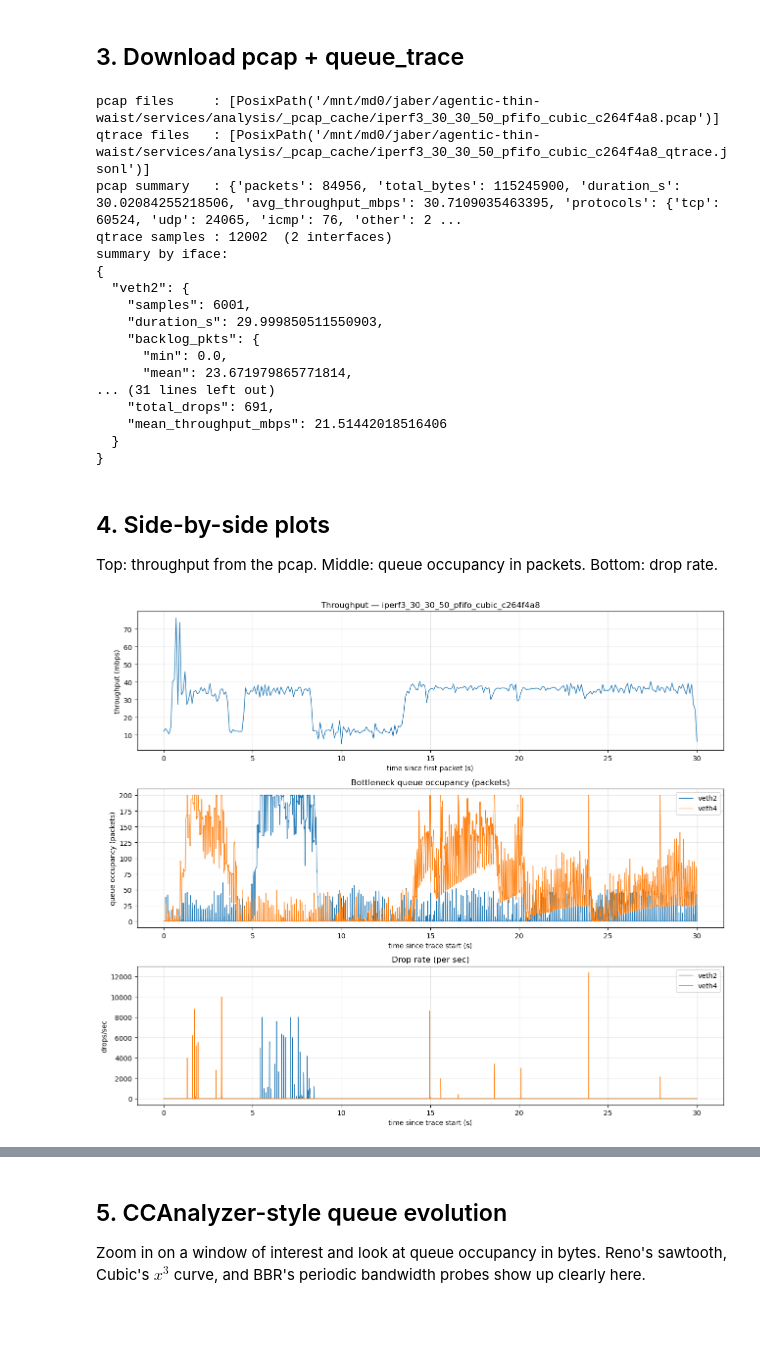
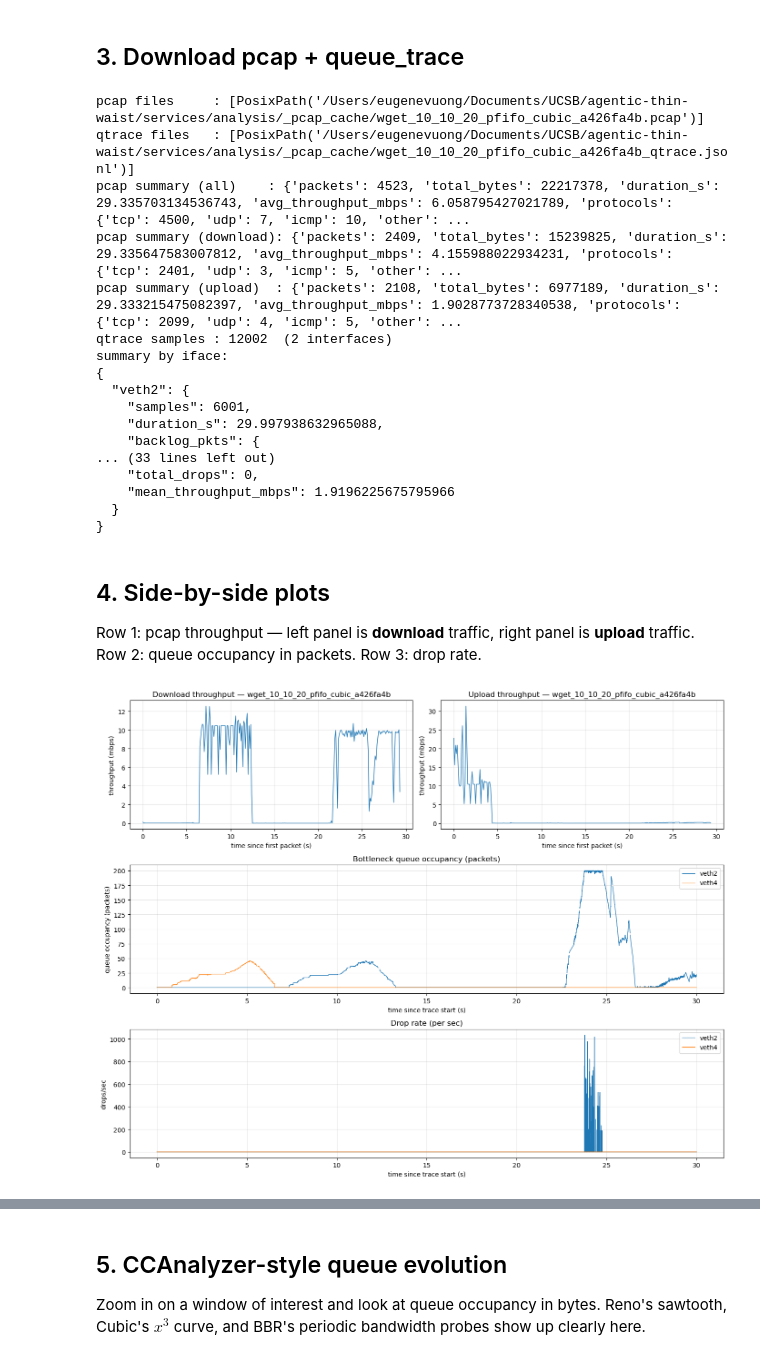
Before and after one commit to SNL-UCSB/agentic-thin-waist, a Jupyter notebook: services/analysis/analyze_queue.ipynb, the cells around one changed output, grey strips where cells are left out. Drawn from its saved outputs; the diff is of its cells as text; code cells hidden in the pictures; blank space fills up the shorter version.

```diff
--- a/services/analysis/analyze_queue.ipynb
+++ b/services/analysis/analyze_queue.ipynb
@@ -41,7 +43,7 @@ except ModuleNotFoundError:
 import matplotlib.pyplot as plt
 %matplotlib inline
 # %%
-EXPERIMENT_ID = os.environ.get('EXPERIMENT_ID', 'iperf3_30_30_50_pfifo_cubic_c264f4a8')
+EXPERIMENT_ID = os.environ.get('EXPERIMENT_ID', 'wget_10_10_20_pfifo_cubic_0c6d312a')
 TELEMETRY_BASE = os.environ.get('TELEMETRY_BASE', 'http://localhost:8004')
 OUT_DIR = Path('./_pcap_cache').resolve()
 OUT_DIR.mkdir(parents=True, exist_ok=True)
@@ -126,9 +128,15 @@ qtrace_path = qtrace_paths[0] if qtrace_paths else None
 
 if pcap_path:
     pkts = load_pcap(pcap_path)
-    print('pcap summary   :', summarize_pcap(pkts))
+    pkts_down = filter_downlink(pkts)
+    pkts_up = filter_uplink(pkts)
+    print('pcap summary (all)    :', summarize_pcap(pkts))
+    print('pcap summary (download):', summarize_pcap(pkts_down))
+    print('pcap summary (upload)  :', summarize_pcap(pkts_up))
 else:
     pkts = None
+    pkts_down = None
+    pkts_up = None
     print('(no pcap artifact)')
 
 if qtrace_path:
@@ -141,51 +149,68 @@ else:
     df = None
     print('(no queue_trace artifact — was the experiment run before /qtrace was added?)')
 # %% [output]
-pcap files     : [PosixPath('/mnt/md0/jaber/agentic-thin-waist/services/analysis/_pcap_cache/iperf3_30_30_50_pfifo_cubic_c264f4a8.pcap')]
-qtrace files   : [PosixPath('/mnt/md0/jaber/agentic-thin-waist/services/analysis/_pcap_cache/iperf3_30_30_50_pfifo_cubic_c264f4a8_qtrace.jsonl')]
-pcap summary   : {'packets': 84956, 'total_bytes': 115245900, 'duration_s': 30.02084255218506, 'avg_throughput_mbps': 30.7109035463395, 'protocols': {'tcp': 60524, 'udp': 24065, 'icmp': 76, 'other': 2 ...
+pcap files     : [PosixPath('/Users/eugenevuong/Documents/UCSB/agentic-thin-waist/services/analysis/_pcap_cache/wget_10_10_20_pfifo_cubic_a426fa4b.pcap')]
+qtrace files   : [PosixPath('/Users/eugenevuong/Documents/UCSB/agentic-thin-waist/services/analysis/_pcap_cache/wget_10_10_20_pfifo_cubic_a426fa4b_qtrace.jsonl')]
+pcap summary (all)    : {'packets': 4523, 'total_bytes': 22217378, 'duration_s': 29.335703134536743, 'avg_throughput_mbps': 6.058795427021789, 'protocols': {'tcp': 4500, 'udp': 7, 'icmp': 10, 'other': ...
+pcap summary (download): {'packets': 2409, 'total_bytes': 15239825, 'duration_s': 29.335647583007812, 'avg_throughput_mbps': 4.155988022934231, 'protocols': {'tcp': 2401, 'udp': 3, 'icmp': 5, 'other': ...
+pcap summary (upload)  : {'packets': 2108, 'total_bytes': 6977189, 'duration_s': 29.333215475082397, 'avg_throughput_mbps': 1.9028773728340538, 'protocols': {'tcp': 2099, 'udp': 4, 'icmp': 5, 'other': ...
 qtrace samples : 12002  (2 interfaces)
 summary by iface:
 {
   "veth2": {
     "samples": 6001,
-    "duration_s": 29.999850511550903,
+    "duration_s": 29.997938632965088,
     "backlog_pkts": {
-      "min": 0.0,
-      "mean": 23.671979865771814,
-... (31 lines left out)
-    "total_drops": 691,
-    "mean_throughput_mbps": 21.51442018516406
+... (33 lines left out)
+    "total_drops": 0,
+    "mean_throughput_mbps": 1.9196225675795966
   }
 }
 # %% [markdown]
 ## 4. Side-by-side plots
 
-Top: throughput from the pcap. Middle: queue occupancy in packets. Bottom: drop rate.
+Row 1: pcap throughput — left panel is **download** traffic, right panel is **upload** traffic. Row 2: queue occupancy in packets. Row 3: drop rate.
 # %%
-n_panels = sum(x is not None for x in (pkts, df, df))
-fig, axes = plt.subplots(3, 1, figsize=(13, 11))
-if pkts is not None:
-    plot_throughput(pkts, bin_seconds=0.1, unit='mbps', ax=axes[0],
-                    title=f'Throughput — {EXPERIMENT_ID}')
+import matplotlib.gridspec as gridspec
+
+fig = plt.figure(figsize=(14, 11))
+gs = gridspec.GridSpec(3, 2, figure=fig)
+ax_thr_down = fig.add_subplot(gs[0, 0])
+ax_thr_up = fig.add_subplot(gs[0, 1], sharex=ax_thr_down)
+ax_queue = fig.add_subplot(gs[1, :])
+ax_drop = fig.add_subplot(gs[2, :])
+
+if pkts_down is not None:
+    plot_throughput(pkts_down, bin_seconds=0.1, unit='mbps', ax=ax_thr_down,
+                    title=f'Download throughput — {EXPERIMENT_ID}')
 else:
-    axes[0].set_title('(no pcap)')
-    axes[0].axis('off')
+    ax_thr_down.set_title('(no pcap)')
+    ax_thr_down.axis('off')
+
+if pkts_up is not None:
+    plot_throughput(pkts_up, bin_seconds=0.1, unit='mbps', ax=ax_thr_up,
+                    title=f'Upload throughput — {EXPERIMENT_ID}')
+else:
+    ax_thr_up.set_title('(no pcap)')
+    ax_thr_up.axis('off')
 
 if df is not None and not df.empty:
-    plot_queue_occupancy(df, unit='packets', ax=axes[1],
+    plot_queue_occupancy(df, unit='packets', ax=ax_queue,
                          title='Bottleneck queue occupancy (packets)')
-    plot_drop_rate(df, ax=axes[2], title='Drop rate (per sec)')
+    plot_drop_rate(df, ax=ax_drop, title='Drop rate (per sec)')
 else:
-    axes[1].set_title('(no queue_trace)')
-    axes[1].axis('off')
-    axes[2].set_title('(no queue_trace)')
-    axes[2].axis('off')
+    ax_queue.set_title('(no queue_trace)')
+    ax_queue.axis('off')
+    ax_drop.set_title('(no queue_trace)')
+    ax_drop.axis('off')
+
+# Keep the legacy `axes` name so downstream cells still work.
+axes = [ax_thr_down, ax_queue, ax_drop]
 
 plt.tight_layout()
 # axes[1].set_yscale('log')
 # axes[1].set_ylim(0,50)
 plt.show()
 # %% [output]
-[figure, old version]
+[figure, new version]
 # %%
```
Also changed, not shown: parts of 8 cells of this notebook, 2 other files.
